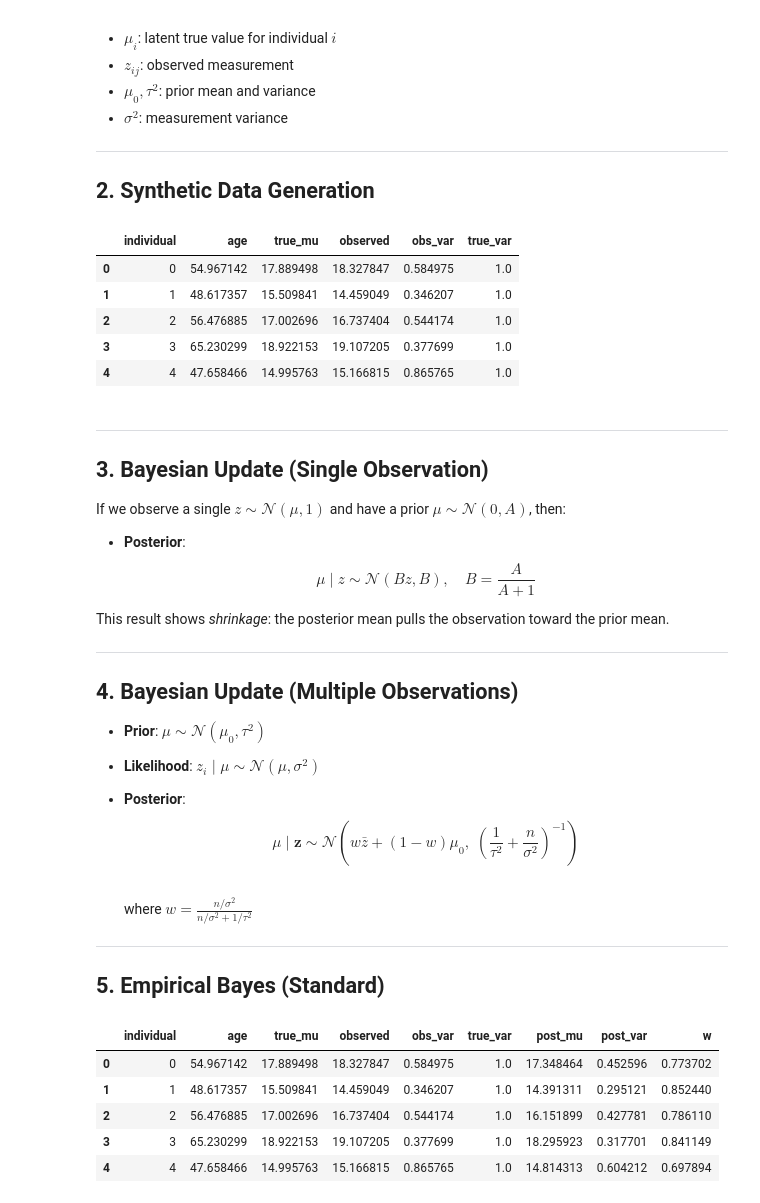
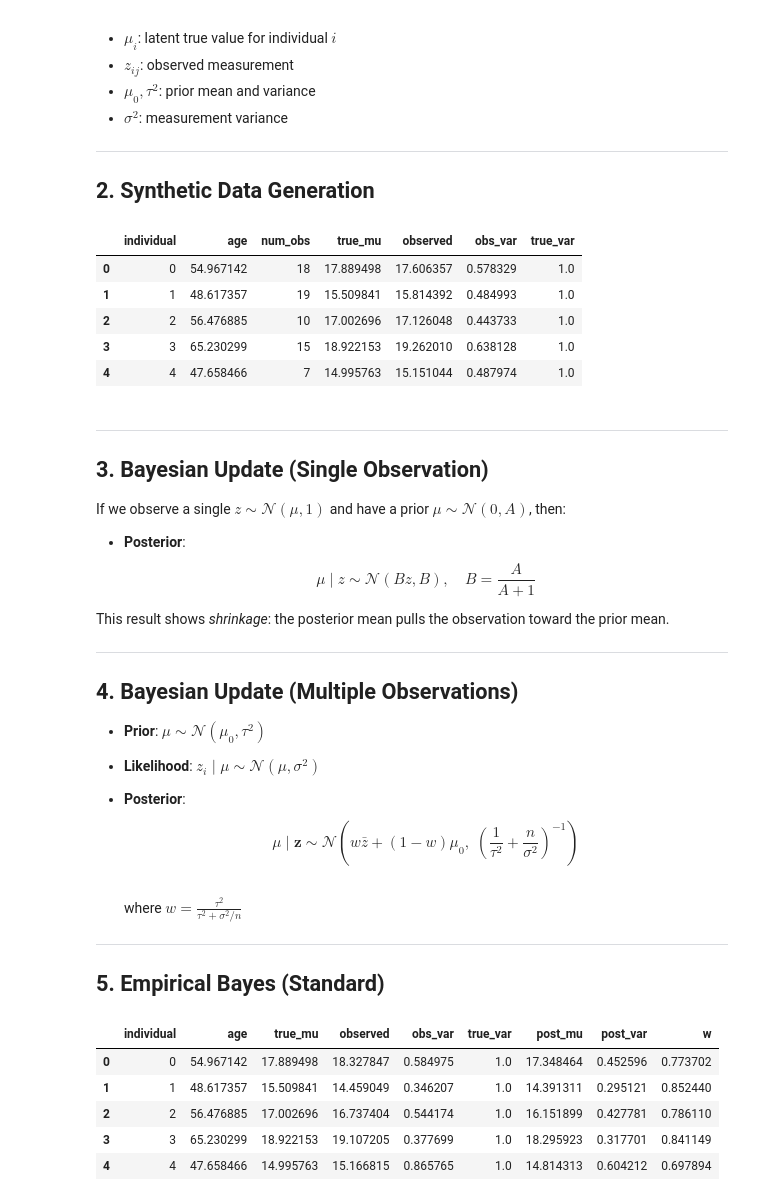
Before and after one commit to aashnapshah/bayes-labs, a Jupyter notebook: empirical_bayes_tutorial.ipynb, the cells around one changed output. Cells and saved outputs as stored; diff of their text form; code cells hidden in the pictures.

```diff
--- a/empirical_bayes_tutorial.ipynb
+++ b/empirical_bayes_tutorial.ipynb
@@ -38,33 +38,35 @@ Where:
 # %%
 import numpy as np
 import pandas as pd
 from scipy.stats import norm
 
 def generate_data(mu_intercept=10.0, beta_age=0.3, A=1.0, n=1000, seed=42):
     np.random.seed(seed)
     age = np.random.normal(50, 10, size=n)
     true_mu = mu_intercept + beta_age * age + np.random.normal(0, np.sqrt(A), size=n)
+    num_obs = np.random.randint(5, 21, size=n)
     obs_var = np.random.uniform(0.3, 1.0, size=n)
     observed = np.random.normal(true_mu, np.sqrt(obs_var))
 
     return pd.DataFrame({
         'individual': np.arange(n),
         'age': age,
+        'num_obs': num_obs,
         'true_mu': true_mu,
         'observed': observed,
         'obs_var': obs_var,
         'true_var': A
     })
 
 df = generate_data(mu_intercept=0, beta_age=0.3, A=1.0)
 display(df.head())
 # %% [output]
-|  | individual | age | true_mu | observed | obs_var | true_var |
-| 0 | 0 | 54.967142 | 17.889498 | 18.327847 | 0.584975 | 1.0 |
-| 1 | 1 | 48.617357 | 15.509841 | 14.459049 | 0.346207 | 1.0 |
-| 2 | 2 | 56.476885 | 17.002696 | 16.737404 | 0.544174 | 1.0 |
-| 3 | 3 | 65.230299 | 18.922153 | 19.107205 | 0.377699 | 1.0 |
-| 4 | 4 | 47.658466 | 14.995763 | 15.166815 | 0.865765 | 1.0 |
+|  | individual | age | num_obs | true_mu | observed | obs_var | true_var |
+| 0 | 0 | 54.967142 | 18 | 17.889498 | 17.606357 | 0.578329 | 1.0 |
+| 1 | 1 | 48.617357 | 19 | 15.509841 | 15.814392 | 0.484993 | 1.0 |
+| 2 | 2 | 56.476885 | 10 | 17.002696 | 17.126048 | 0.443733 | 1.0 |
+| 3 | 3 | 65.230299 | 15 | 18.922153 | 19.262010 | 0.638128 | 1.0 |
+| 4 | 4 | 47.658466 | 7 | 14.995763 | 15.151044 | 0.487974 | 1.0 |
 # %% [markdown]
 
 ---
@@ -91,7 +93,7 @@ This result shows *shrinkage*: the posterior mean pulls the observation toward t
   $$
   \mu \mid \mathbf{z} \sim \mathcal{N}(w \bar{z} + (1 - w)\mu_0,\; \left( \frac{1}{\tau^2} + \frac{n}{\sigma^2} \right)^{-1})
   $$
-  where $ w = \frac{n/\sigma^2}{n/\sigma^2 + 1/\tau^2} $
+  where $ w = \frac{\tau^2}{\tau^2 + \sigma^2/n} $
 
 ---
 
```
Also changed, not shown: parts of 1 cell of this notebook.
